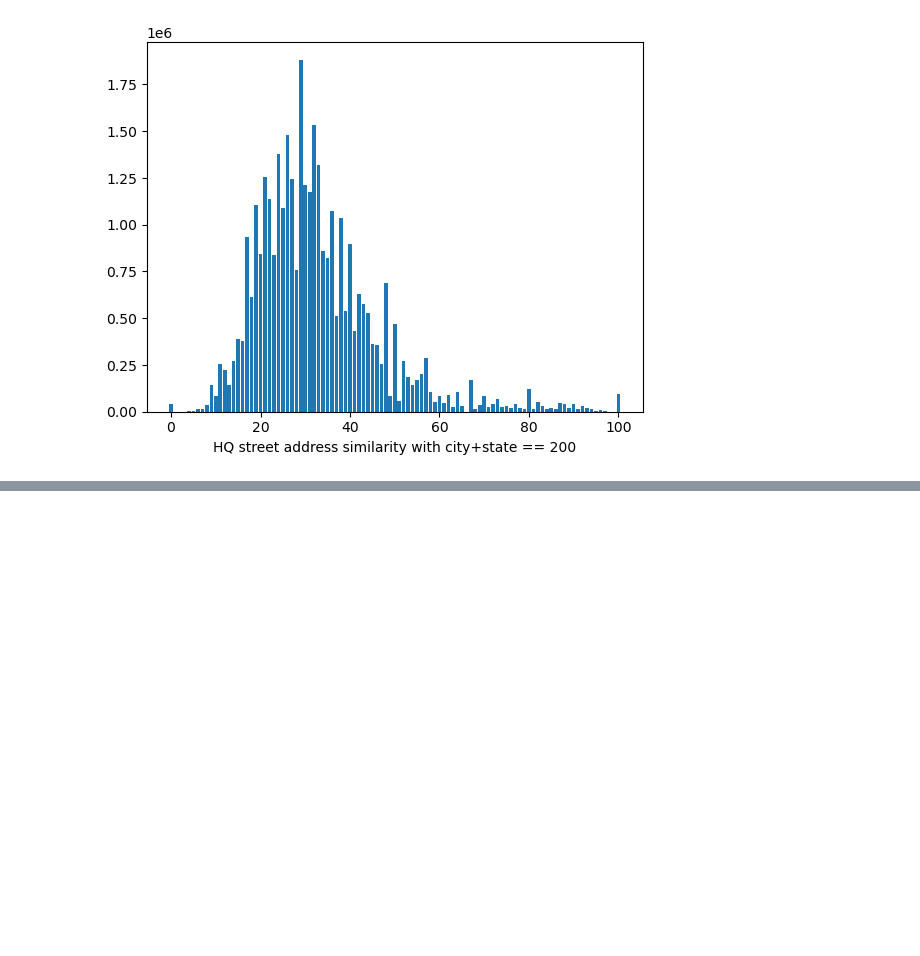
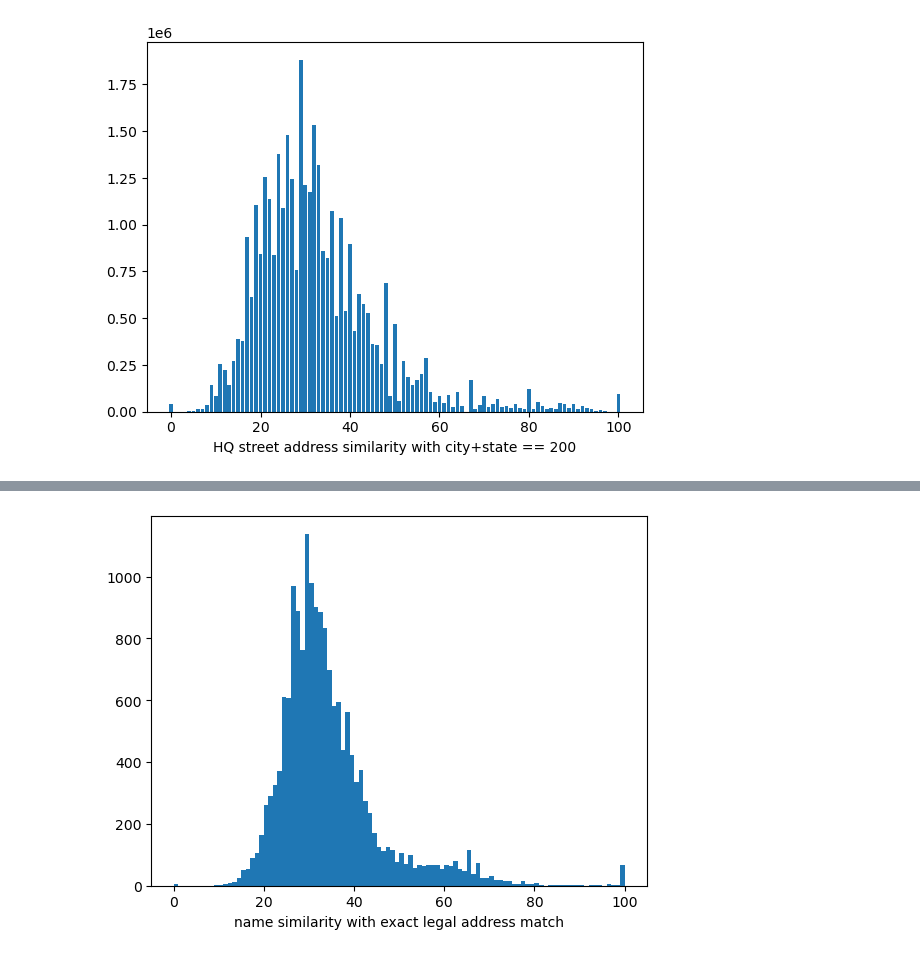
Before and after one commit to uchicago-dsi/idi-corporate-structure, a Jupyter notebook: studies/2025-07-02-lei-cik-match-classifier.ipynb, the cells around one changed output, grey strips where cells are left out. Saved outputs shown, nothing was run; the diff lists cells and outputs as text; code cells hidden in the pictures; blank space fills up the shorter version.

```diff
--- a/studies/2025-07-02-lei-cik-match-classifier.ipynb
+++ b/studies/2025-07-02-lei-cik-match-classifier.ipynb
@@ -253,0 +295,10 @@ None
+# %%
+fig, ax = plt.subplots()
+
+ax.hist(name_for_legal_match, bins=100, range=(0, 100))
+
+ax.set_xlabel("name similarity with exact legal address match")
+
+None
+# %% [output]
+[figure, added]
```
Also changed, not shown: parts of 4 cells of this notebook.
